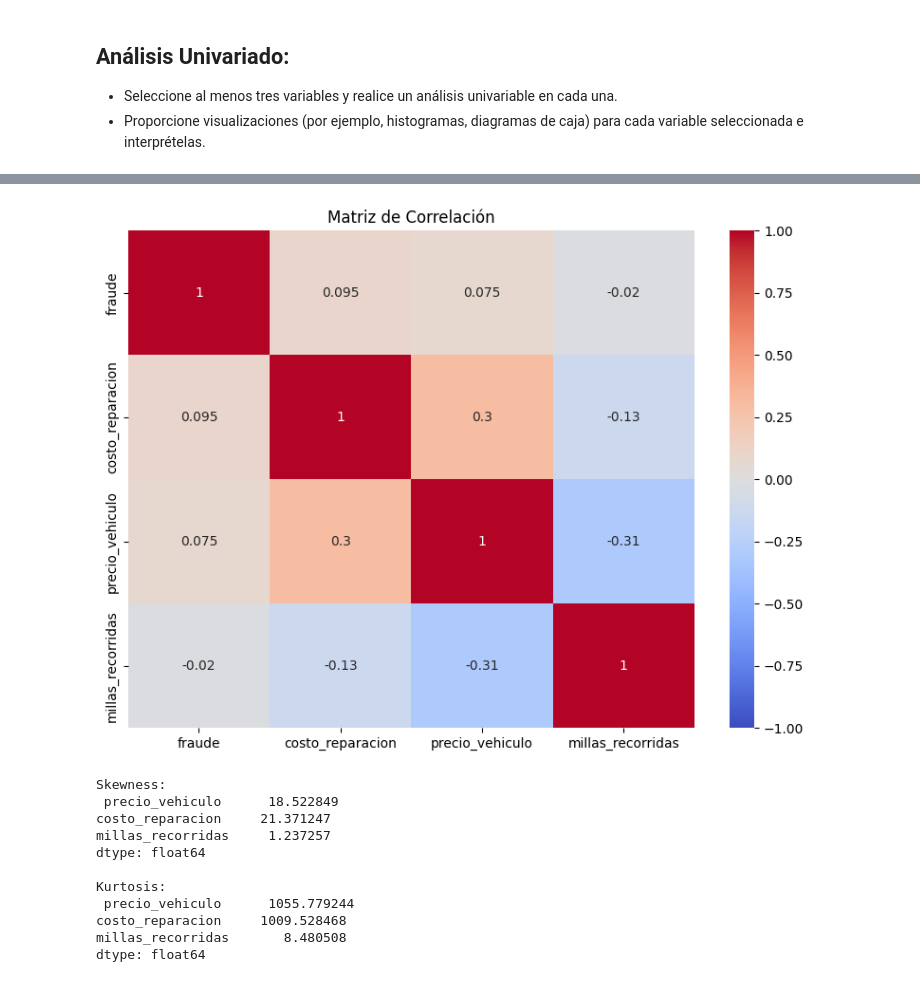
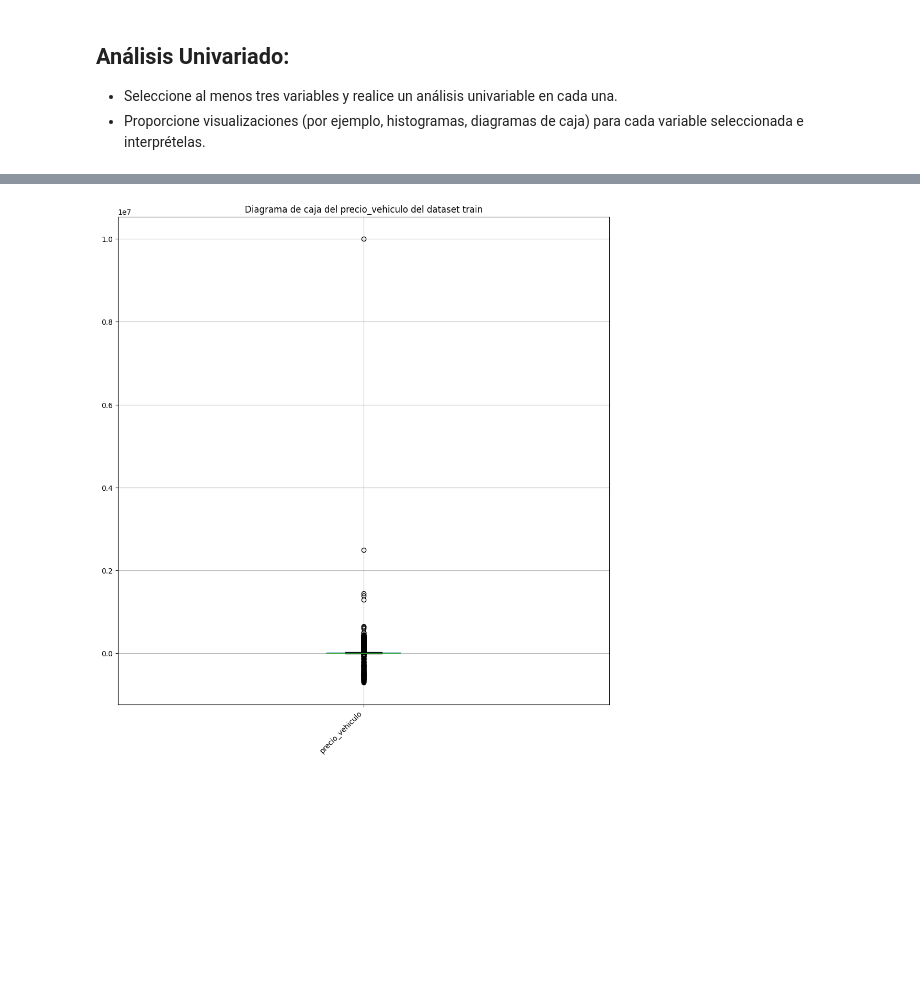
Before and after one commit to WSmithDR/machine-learning-project, a Jupyter notebook: 1. Analisis univariado.ipynb, the cells around one changed output, grey strips where cells are left out. Saved outputs shown, nothing was run; the diff lists cells and outputs as text; code cells hidden in the pictures; blank space fills up the shorter version.

```diff
--- a/1. Analisis univariado.ipynb
+++ b/1. Analisis univariado.ipynb
@@ -60,29 +29,8 @@ millas_recorridas           1.000000
-# %%
-# Visualizar matriz de correlación
-plt.figure(figsize=(8, 6))
-sns.heatmap(correlaciones, annot=True, cmap='coolwarm', vmin=-1, vmax=1)
-plt.title('Matriz de Correlación')
-plt.tight_layout()
-plt.savefig('correlaciones.png')
-plt.show()
-# %% [output]
-[figure, removed]
-# %%
-# Calculate skewness and kurtosis
-skewness = df_train[['precio_vehiculo', 'costo_reparacion', 'millas_recorridas']].skew()
-kurtosis = df_train[['precio_vehiculo', 'costo_reparacion', 'millas_recorridas']].kurt()
-
-print("Skewness:\n", skewness)
-print("\nKurtosis:\n", kurtosis)
-# %% [output]
-Skewness:
- precio_vehiculo      18.522849
-costo_reparacion     21.371247
-millas_recorridas     1.237257
-dtype: float64
-
-Kurtosis:
- precio_vehiculo      1055.779244
-costo_reparacion     1009.528468
-millas_recorridas       8.480508
-dtype: float64
+# %%
+df_train[[variable_analisis]].boxplot(figsize=(10, 10))
+plt.tight_layout()
+plt.title(f'Diagrama de caja del {variable_analisis} del dataset train')
+plt.xticks(rotation=45, ha='right')
+plt.show()
+# %% [output]
+[figure, added]
```
Also changed, not shown: parts of 33 cells of this notebook.
